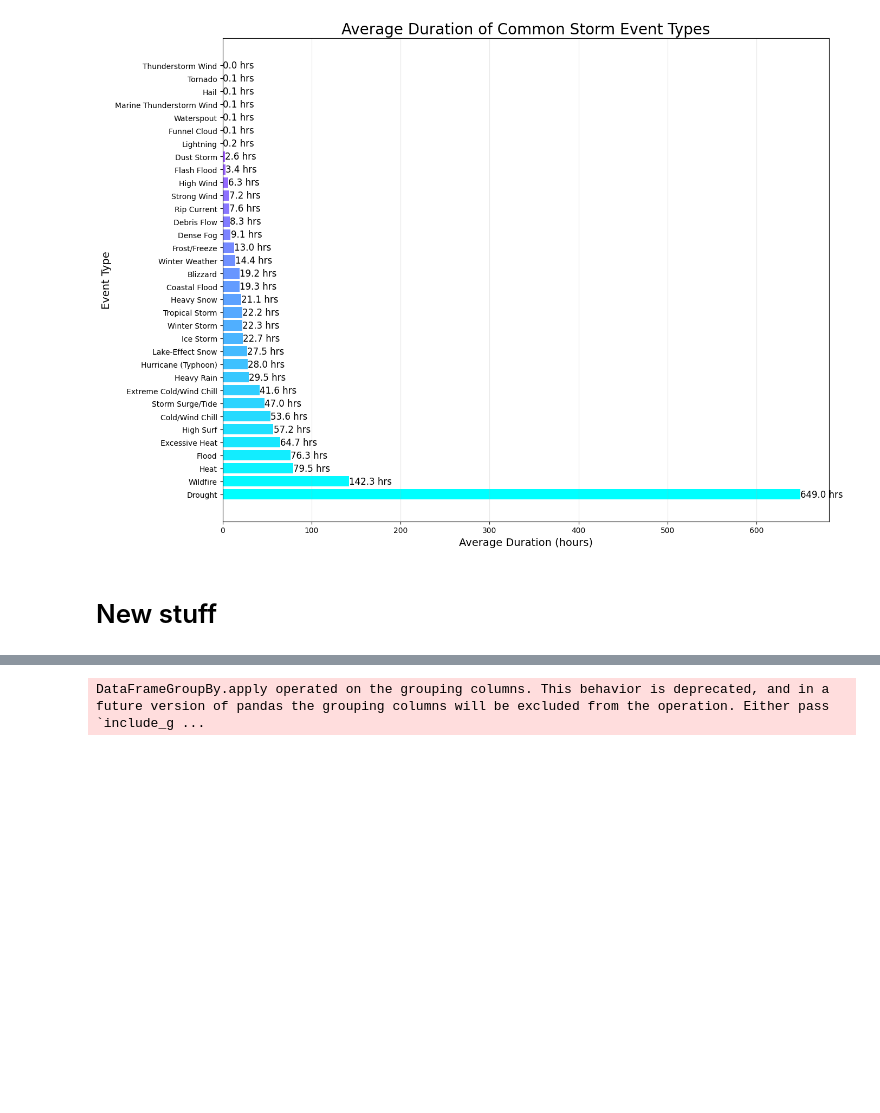
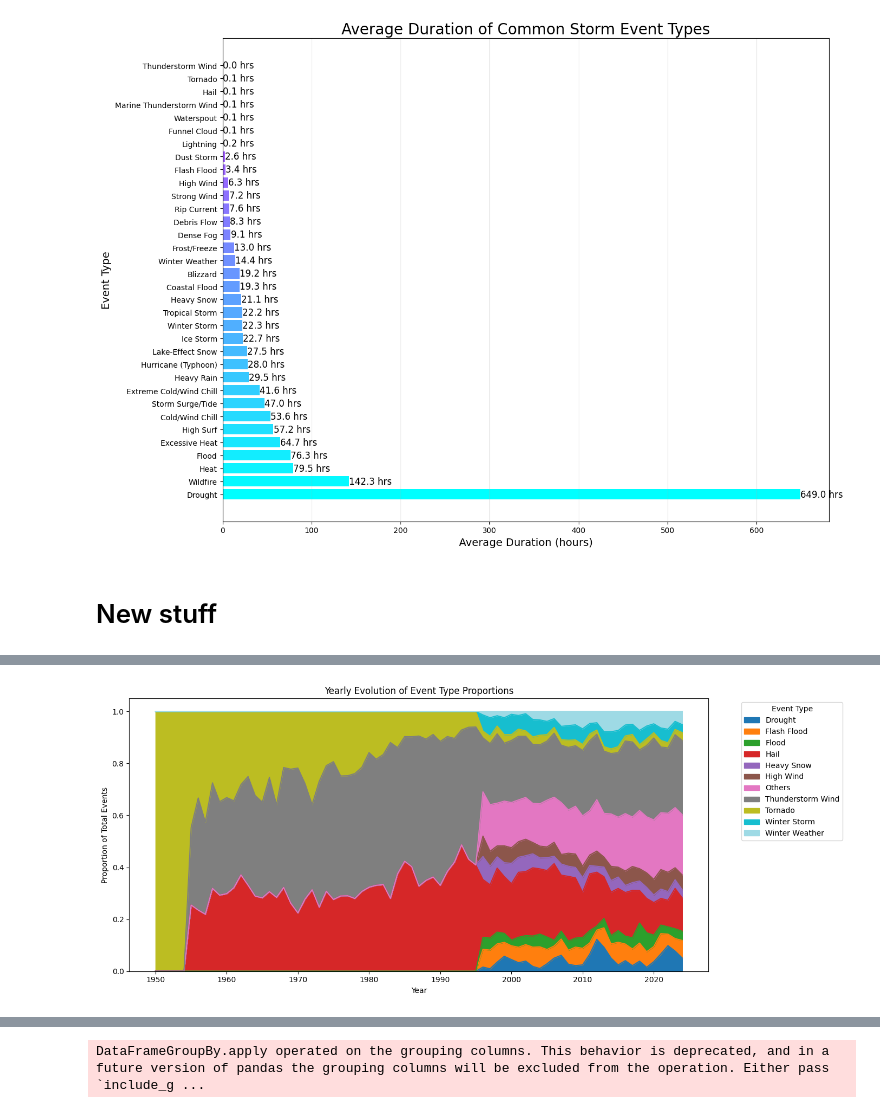
Before and after one commit to com-480-data-visualization/com-480-project-ca_roille_aux_states, a Jupyter notebook: milestone2/EDA.ipynb, the cells around one changed output, grey strips where cells are left out. Saved outputs shown, nothing was run; the diff lists cells and outputs as text; code cells hidden in the pictures; blank space fills up the shorter version.

Commit message:
2nd part plots

```diff
--- a/milestone2/EDA.ipynb
+++ b/milestone2/EDA.ipynb
@@ -432,0 +507,26 @@ df_details.sample()
+# %%
+
+
+# Step 2: Compute total events per year
+total_per_year = types_by_year.groupby('Year')['Count'].transform('sum')
+
+# Step 3: Compute proportion
+types_by_year['Proportion'] = types_by_year['Count'] / total_per_year
+
+# Step 4: Pivot to wide format (Event_Type as columns)
+proportion_pivot = types_by_year.pivot(index='Year', columns='Event_Category', values='Proportion').fillna(0)
+
+# Optional: Sort event types by total volume (for better plotting order)
+order = types_by_year.groupby('Event_Category')['Count'].sum().index
+proportion_pivot = proportion_pivot[order]
+
+# Step 5: Plot as stacked area chart
+proportion_pivot.plot(kind='area', stacked=True, figsize=(14, 6), colormap='tab20')
+plt.title('Yearly Evolution of Event Type Proportions')
+plt.xlabel('Year')
+plt.ylabel('Proportion of Total Events')
+plt.legend(title='Event Type', bbox_to_anchor=(1.05, 1), loc='upper left')
+plt.tight_layout()
+plt.show()
+# %% [output]
+[figure, added]
```
Also changed, not shown: parts of 11 cells of this notebook, 6 other files.
